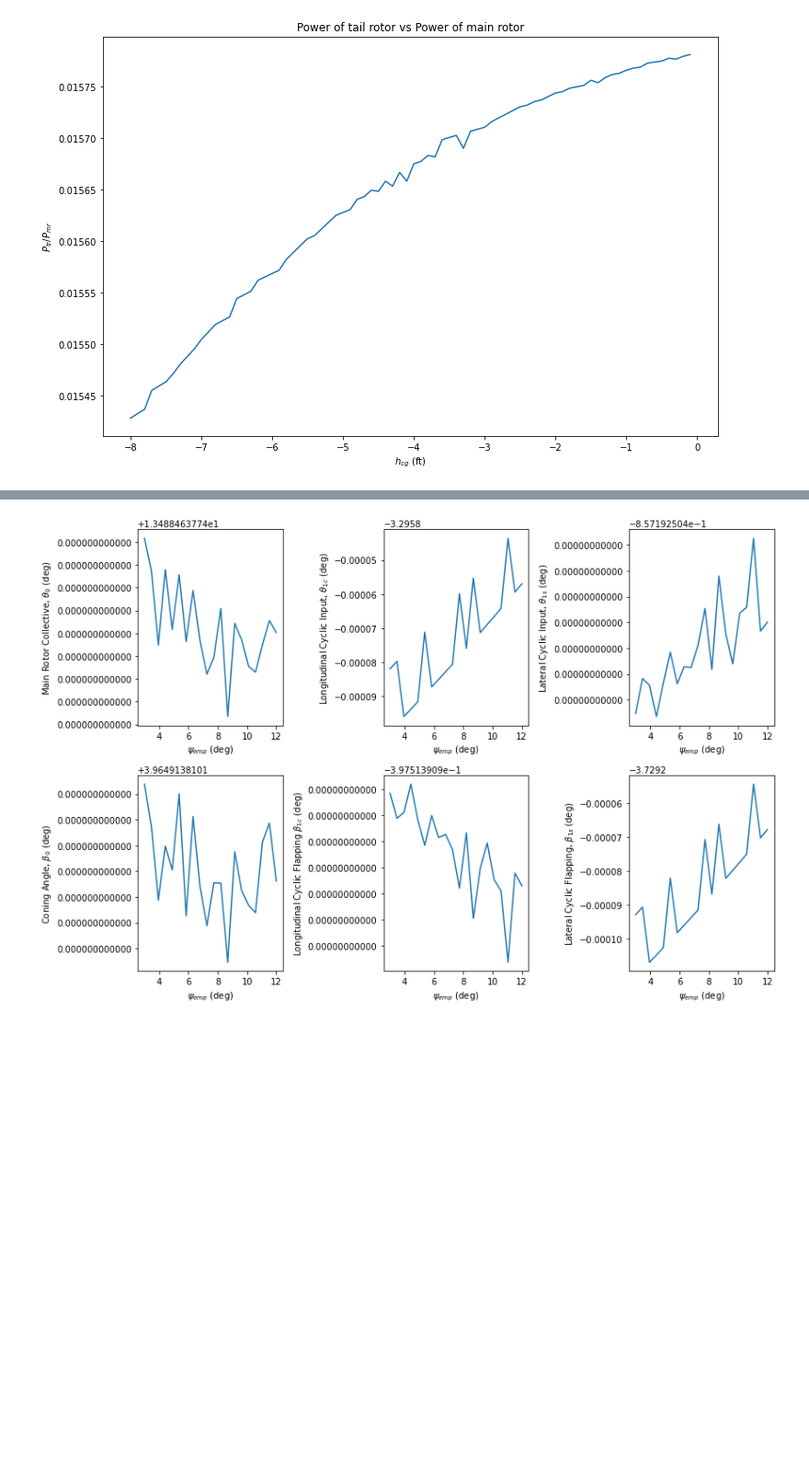
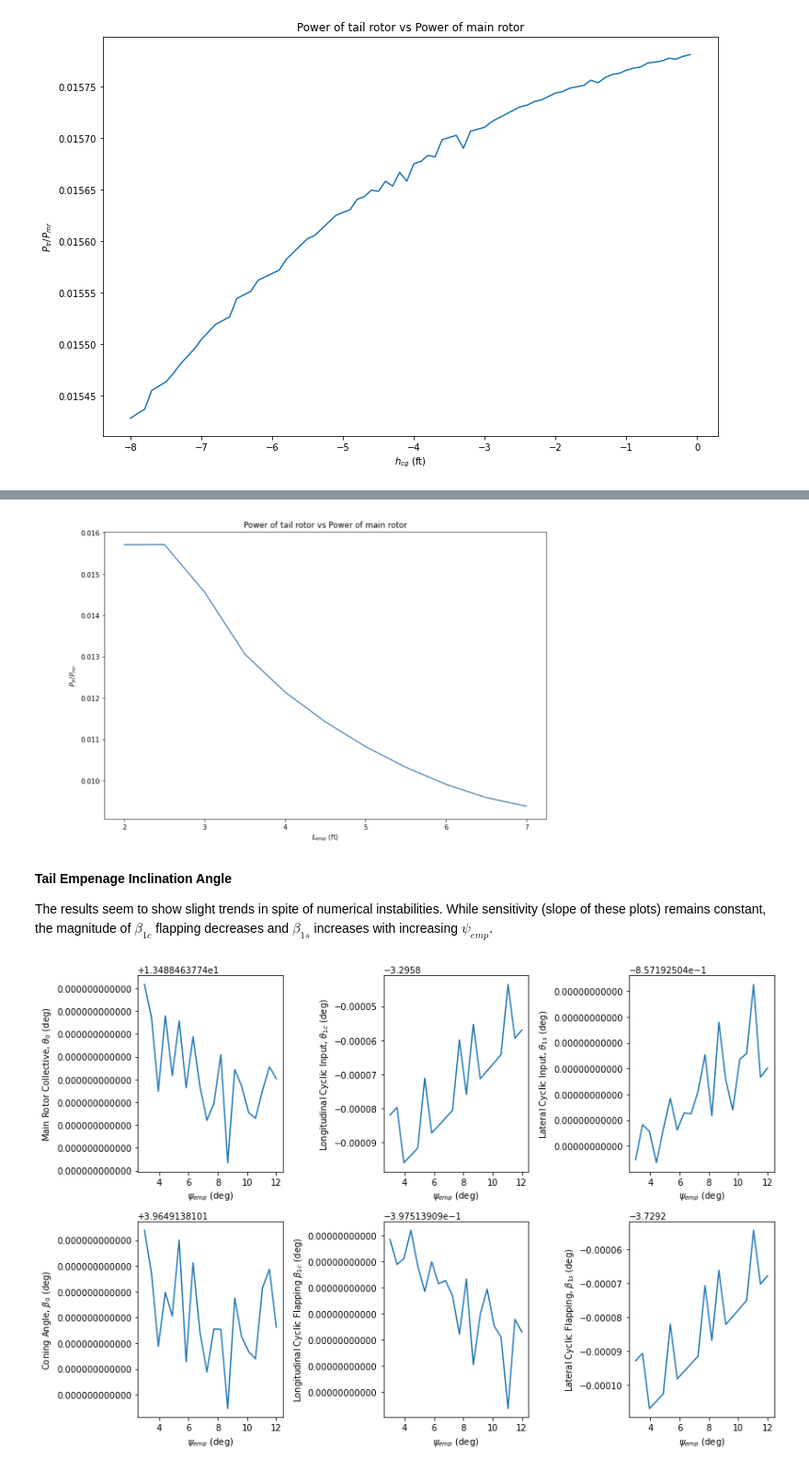
Before and after one commit to nruhl25/HoveringVehicleDesign, a Jupyter notebook: proj3/proj3_report.ipynb, the cells around one changed output, grey strips where cells are left out. Shown at 92% size. Drawn from its saved outputs; the diff is of its cells as text; code cells hidden in the pictures; blank space fills up the shorter version.

```diff
--- a/proj3/proj3_report.ipynb
+++ b/proj3/proj3_report.ipynb
@@ -40,3 +172,11 @@ __Inclination Angle__
+# %%
+Image(filename='L_emp_fig2.png',width=600)
+# %% [output]
+[figure, added]
+# %% [markdown]
+__Tail Empenage Inclination Angle__
+
+The results seem to show slight trends in spite of numerical instabilities. While sensitivity (slope of these plots) remains constant, the magnitude of $\beta_{1c}$ flapping decreases and $\beta_{1s}$ increases with increasing $\psi_{emp}$.
 # %%
 vary_psi_emp()
 # %% [output]
```
Also changed, not shown: parts of 34 cells of this notebook, 5 other files.
